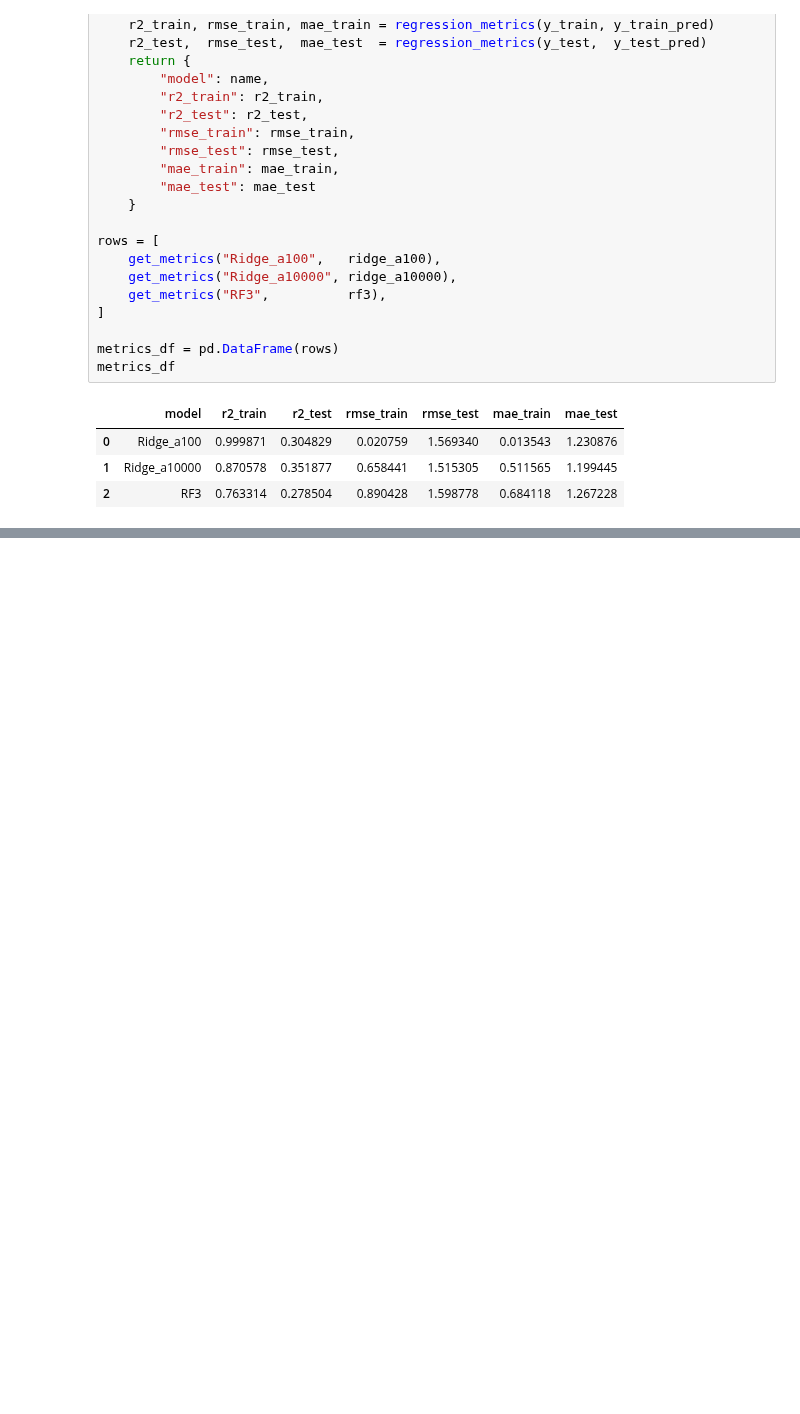
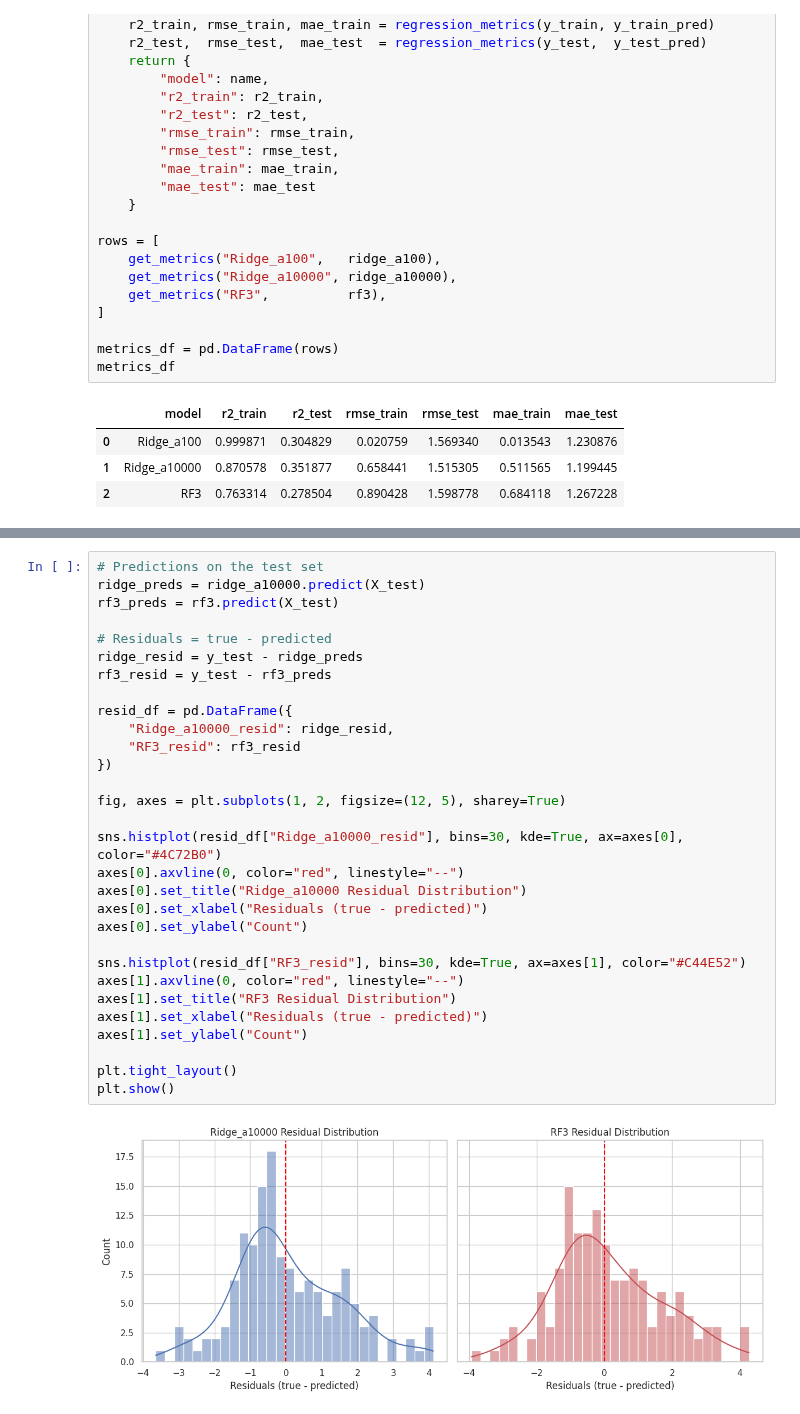
Before and after one commit to AarzuM39/gdsc-drug-response-project, a Jupyter notebook: notebooks/04_model_comparison_and_interpretation.ipynb, the cells around one changed output, grey strips where cells are left out. Drawn from its saved outputs; the diff is of its cells as text; blank space fills up the shorter version.

```diff
--- a/notebooks/04_model_comparison_and_interpretation.ipynb
+++ b/notebooks/04_model_comparison_and_interpretation.ipynb
@@ -134,0 +254,32 @@ metrics_df
+# %%
+# Predictions on the test set
+ridge_preds = ridge_a10000.predict(X_test)
+rf3_preds = rf3.predict(X_test)
+
+# Residuals = true - predicted
+ridge_resid = y_test - ridge_preds
+rf3_resid = y_test - rf3_preds
+
+resid_df = pd.DataFrame({
+    "Ridge_a10000_resid": ridge_resid,
+    "RF3_resid": rf3_resid
+})
+
+fig, axes = plt.subplots(1, 2, figsize=(12, 5), sharey=True)
+
+sns.histplot(resid_df["Ridge_a10000_resid"], bins=30, kde=True, ax=axes[0], color="#4C72B0")
+axes[0].axvline(0, color="red", linestyle="--")
+axes[0].set_title("Ridge_a10000 Residual Distribution")
+axes[0].set_xlabel("Residuals (true - predicted)")
+axes[0].set_ylabel("Count")
+
+sns.histplot(resid_df["RF3_resid"], bins=30, kde=True, ax=axes[1], color="#C44E52")
+axes[1].axvline(0, color="red", linestyle="--")
+axes[1].set_title("RF3 Residual Distribution")
+axes[1].set_xlabel("Residuals (true - predicted)")
+axes[1].set_ylabel("Count")
+
+plt.tight_layout()
+plt.show()
+# %% [output]
+[figure, added]
```
Also changed, not shown: parts of 7 cells of this notebook.
